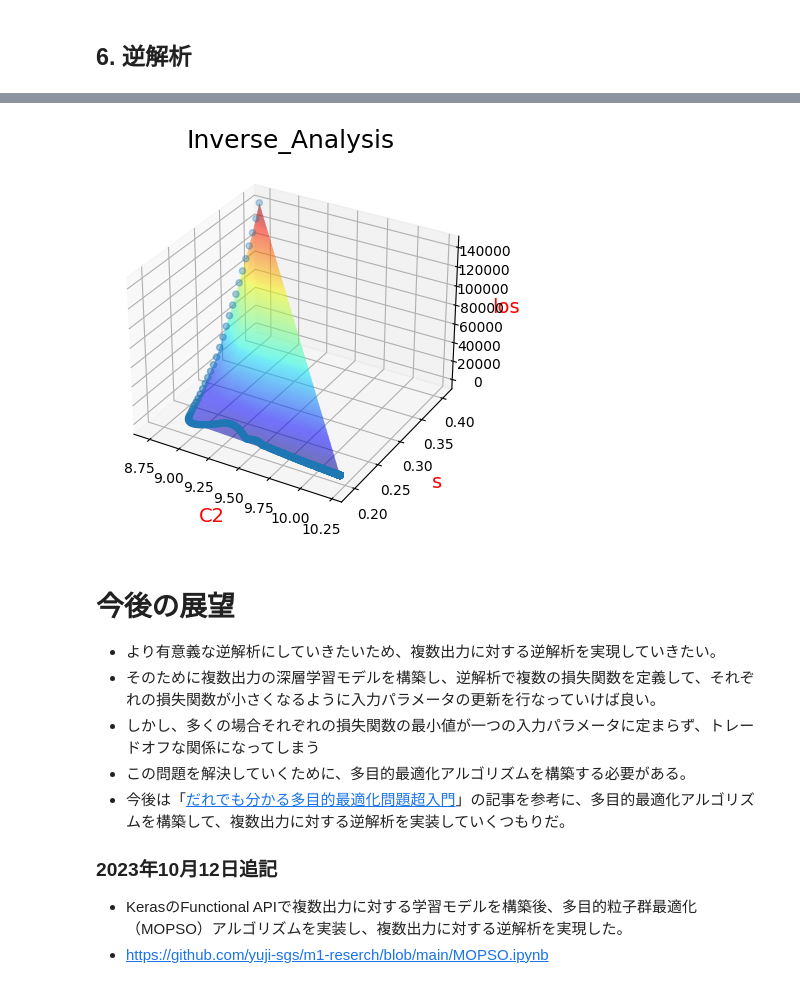
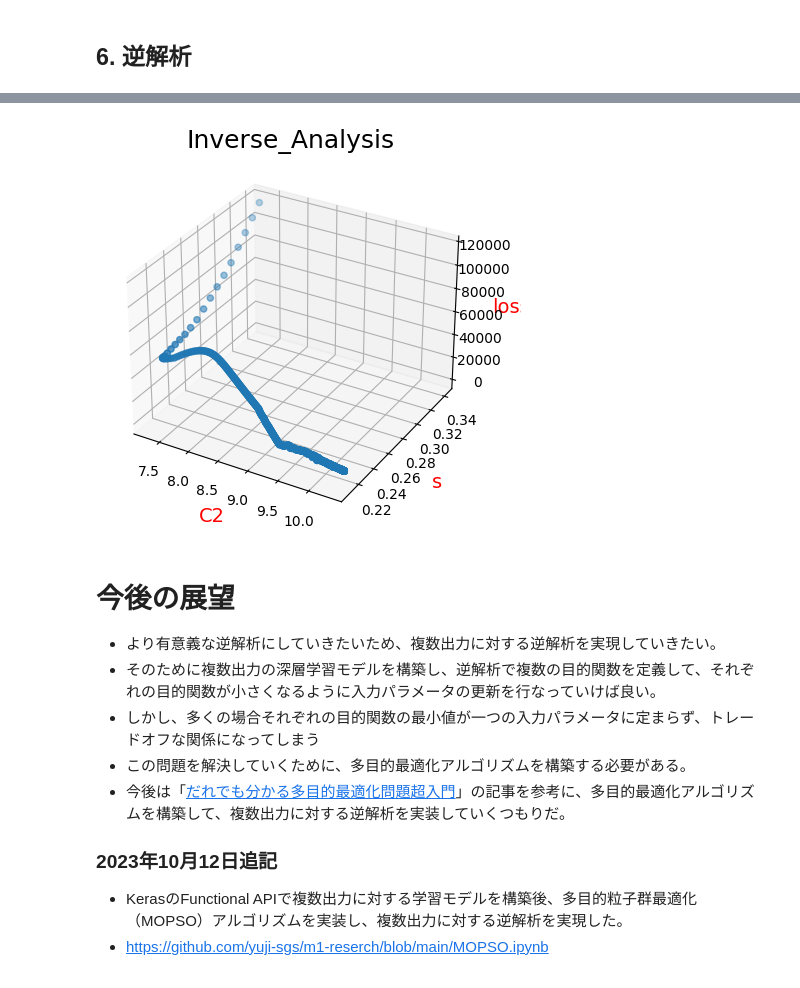
Before and after one commit to yuji-sgs/m1-reserch, a Jupyter notebook: Inverse_Analysis.ipynb, the cells around one changed output, grey strips where cells are left out. Drawn from its saved outputs; the diff is of its cells as text; code cells hidden in the pictures.

```diff
--- a/Inverse_Analysis.ipynb
+++ b/Inverse_Analysis.ipynb
@@ -105,13 +105,13 @@ y_test = test.iloc[:, [2]]
 n_in = 2
 
 # ノードの数
-n_hidden = 32
+n_hidden = 64
 
 # outputの数(BandGap1)
 n_out = 1
 
 # 学習回数
-epochs = 150
+epochs = 300
 batch_size = 64
 
 model = Sequential()
@@ -121,6 +121,6 @@ model.add(Dense(n_hidden, activation= 'relu', input_dim=n_in))
 model.add(Dense(units=n_out))
 model.summary()
 
-optimizer = Adam(lr=0.001, beta_1=0.9, beta_2=0.999)
+optimizer = Adam(learning_rate=0.001, beta_1=0.9, beta_2=0.999)
 model.compile(loss='mean_squared_error', optimizer=optimizer)
 # %% [output]
@@ -241,7 +240,7 @@ plt.show()
 # %%
 import tensorflow as tf
 
-# パラメータの初期値を設定
+# 出力の所望値を設定
 target_bandgap = tf.constant([1000.0], dtype=tf.float32)
 
 # 初期の入力値をランダムに設定（C2は0から15の範囲、sは0から1の範囲に制限）
@@ -256,8 +255,8 @@ c2_values = []
 s_values = []
 predicted_bandgap_values = []
 
-# 損失関数の値を保存するリスト
-loss_values = []
+# 目的関数の値を保存するリスト
+objective_values = []
 
 # 更新回数
 step = 1000
@@ -269,11 +268,11 @@ for step in range(step):
 
         # モデルの出力を定義(予測値を計算)
         predicted_bandgap = model(tf.stack([c2, s], axis=1))
-        # 損失関数を定義（予測値と目標値の平均二乗誤差を計算）
-        loss = tf.reduce_mean(tf.square(predicted_bandgap - target_bandgap))
+        # 目的関数を定義（予測値と目標値の二乗誤差を計算）
+        objective = tf.square(predicted_bandgap - target_bandgap)
 
-    # 勾配を計算(損失に対する各パラメータC2とsの勾配（偏微分）を計算)
-    gradients = tape.gradient(loss, [c2, s])
+    # 勾配を計算(目的関数に対する各パラメータC2とsの勾配（偏微分）を計算)
+    gradients = tape.gradient(objective, [c2, s])
     # 最適化手法を適用(計算された勾配を使用してパラメータC2とsを更新)
     optimizer.apply_gradients(zip(gradients, [c2, s]))
 
@@ -282,13 +281,13 @@ for step in range(step):
     s_values.append(s.numpy()[0])
     predicted_bandgap_values.append(predicted_bandgap.numpy()[0])
 
-    # 損失関数の値を保存
-    loss_values.append(loss.numpy())
+    # 目的関数の値を保存
+    objective_values.append(objective.numpy()[0][0])
 
     # 10ステップごとに結果を出力
     if step % 10 == 0:
-        print(f'Epoch: {step}, Loss: {loss.numpy()}, C2: {c2.numpy()}, s: {s.numpy()}')
+        print(f'Epoch: {step}, Loss: {objective.numpy()[0][0]}, C2: {c2.numpy()}, s: {s.numpy()}')
 
 # 最終的な学習結果を出力(C2とsのパラメータ)
-print(f'Loss: {loss.numpy()}, C2: {c2.numpy()}, s: {s.numpy()}')
+print(f'Loss: {objective.numpy()[0][0]}, C2: {c2.numpy()}, s: {s.numpy()}')
 # %% [output]
@@ -312,36 +311,30 @@ Loss: 1.0766088962554932e-06, C2: [10.21632], s: [0.19797693]
 # %%
-# 入力パラメータが更新されていった際の損失関数をグラフで可視化
+# 入力パラメータが更新されていった際の目的関数をグラフで可視化
 from mpl_toolkits.mplot3d import Axes3D
-from scipy.interpolate import griddata
 
 # x,y,zに要素追加
 x = np.array(c2_values)
 y = np.array(s_values)
-z = np.array(loss_values)
-
-# scipy.interpolate.griddata() でサンプリングしなおす
-x_new, y_new = np.meshgrid(np.linspace(x.min(), x.max(), len(x)), np.linspace(y.min(), y.max(), len(y)))
-z_new = griddata((x, y), z, (x_new, y_new), method='linear')
+z = np.array(objective_values)
 
 # Figureを追加
 fig = plt.figure()
 ax = fig.add_subplot(111, projection='3d')
 # Axesのタイトルを設定
 ax.set_title("Inverse_Analysis", size = 18)
 # 軸ラベルを設定
 ax.set_xlabel("C2", size = 14, color = "r")
 ax.set_ylabel("s", size = 14, color = "r")
 ax.set_zlabel("loss", size = 14, color = "r")
-ax.plot_surface(x_new, y_new, z_new, rstride=1, cstride=10, cmap='jet', alpha=0.7)
-ax.scatter(c2_values, s_values, loss_values)
+ax.scatter(c2_values, s_values, objective_values)
 plt.show()
 # %% [output]
-[figure, old version]
+[figure, new version]
 # %% [markdown]
 # 今後の展望
 - より有意義な逆解析にしていきたいため、複数出力に対する逆解析を実現していきたい。
-- そのために複数出力の深層学習モデルを構築し、逆解析で複数の損失関数を定義して、それぞれの損失関数が小さくなるように入力パラメータの更新を行なっていけば良い。
-- しかし、多くの場合それぞれの損失関数の最小値が一つの入力パラメータに定まらず、トレードオフな関係になってしまう
+- そのために複数出力の深層学習モデルを構築し、逆解析で複数の目的関数を定義して、それぞれの目的関数が小さくなるように入力パラメータの更新を行なっていけば良い。
+- しかし、多くの場合それぞれの目的関数の最小値が一つの入力パラメータに定まらず、トレードオフな関係になってしまう
 - この問題を解決していくために、多目的最適化アルゴリズムを構築する必要がある。
 - 今後は「[だれでも分かる多目的最適化問題超入門](https://qiita.com/sp4ghet/items/f3dfbfe24b0a9c4997ee)」の記事を参考に、多目的最適化アルゴリズムを構築して、複数出力に対する逆解析を実装していくつもりだ。
 
```
Also changed, not shown: parts of 8 cells of this notebook.
